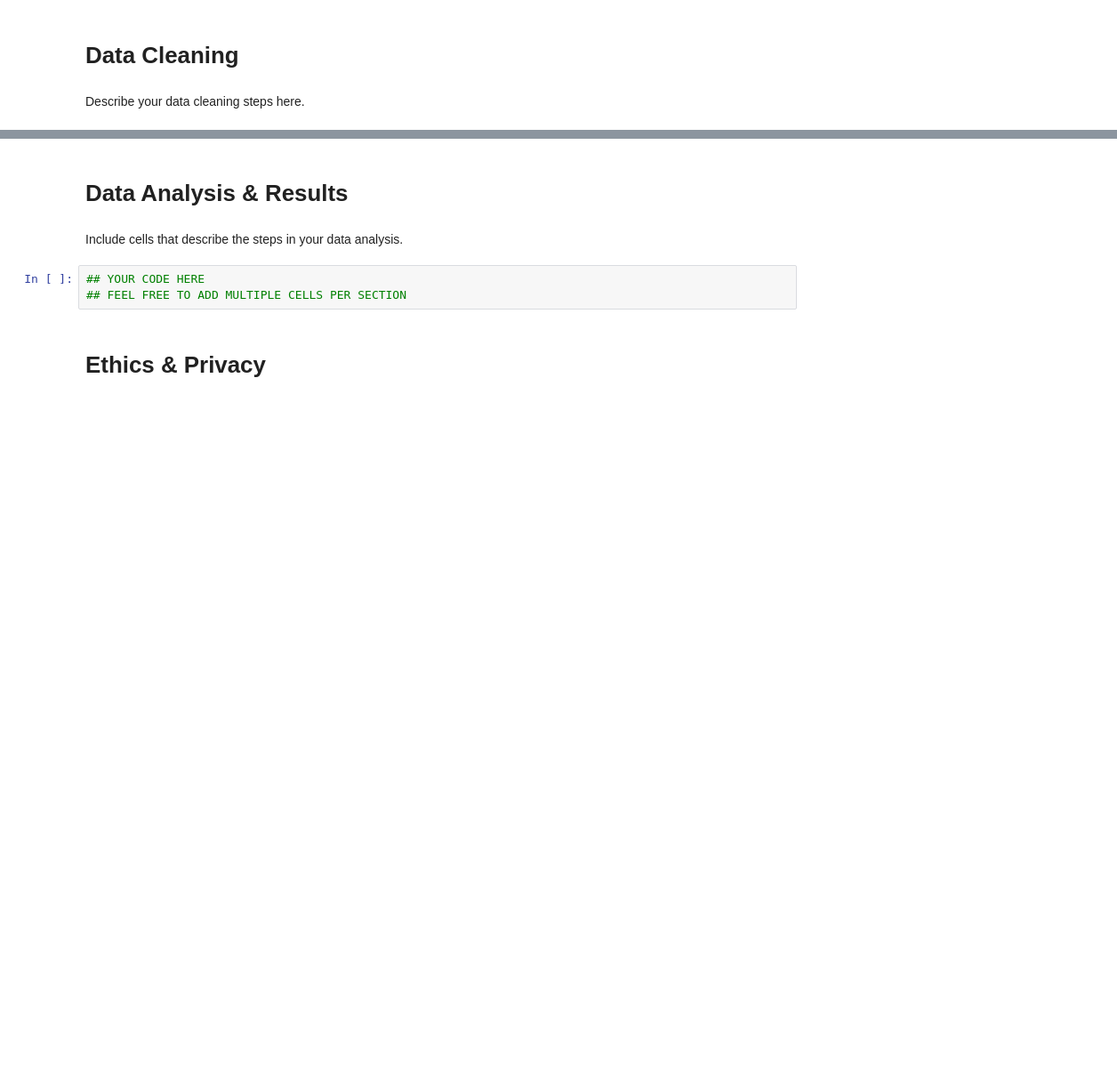
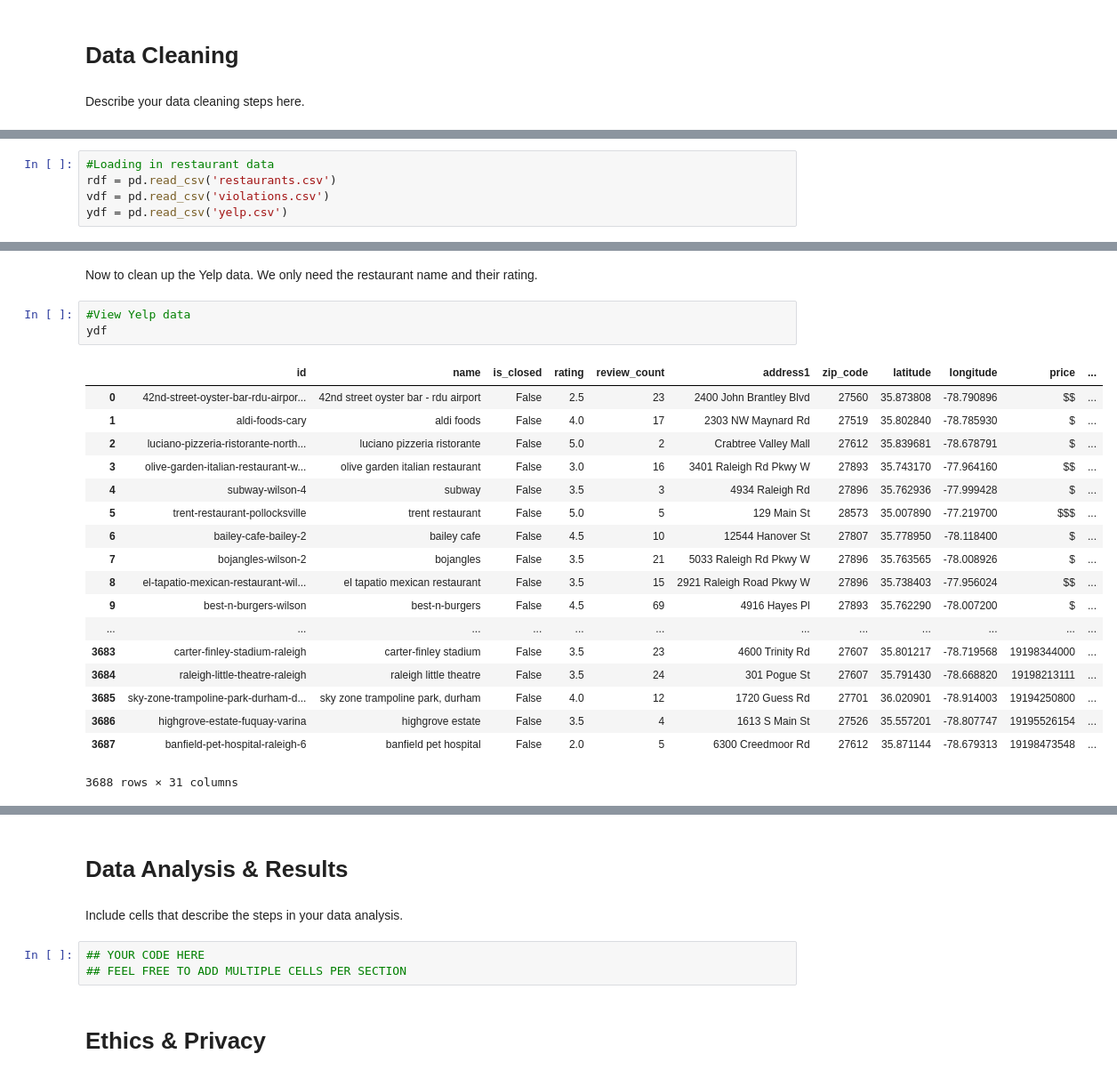
Before and after one commit to COGS108/individual_sp20, a Jupyter notebook: final_project/FinalProject_nkeodara.ipynb, the cells around one changed output, grey strips where cells are left out. Shown: that part at 89% size. Cells and saved outputs as stored; diff of their text form; blank space fills up the shorter version.

```diff
--- a/final_project/FinalProject_nkeodara.ipynb
+++ b/final_project/FinalProject_nkeodara.ipynb
@@ -51,0 +72,5 @@ Describe your data cleaning steps here.
+# %%
+#Loading in restaurant data
+rdf = pd.read_csv('restaurants.csv')
+vdf = pd.read_csv('violations.csv')
+ydf = pd.read_csv('yelp.csv')
@@ -51,0 +178,24 @@ Describe your data cleaning steps here.
+# %% [markdown]
+Now to clean up the Yelp data. We only need the restaurant name and their rating.
+# %%
+#View Yelp data
+ydf
+# %% [output]
+|  | id | name | is_closed | rating | review_count | address1 | zip_code | latitude | longitude | price | ... |
+| 0 | 42nd-street-oyster-bar-rdu-airpor... | 42nd street oyster bar - rdu airport | False | 2.5 | 23 | 2400 John Brantley Blvd | 27560 | 35.873808 | -78.790896 | $$ | ... |
+| 1 | aldi-foods-cary | aldi foods | False | 4.0 | 17 | 2303 NW Maynard Rd | 27519 | 35.802840 | -78.785930 | $ | ... |
+| 2 | luciano-pizzeria-ristorante-north... | luciano pizzeria ristorante | False | 5.0 | 2 | Crabtree Valley Mall | 27612 | 35.839681 | -78.678791 | $ | ... |
+| 3 | olive-garden-italian-restaurant-w... | olive garden italian restaurant | False | 3.0 | 16 | 3401 Raleigh Rd Pkwy W | 27893 | 35.743170 | -77.964160 | $$ | ... |
+| 4 | subway-wilson-4 | subway | False | 3.5 | 3 | 4934 Raleigh Rd | 27896 | 35.762936 | -77.999428 | $ | ... |
+| 5 | trent-restaurant-pollocksville | trent restaurant | False | 5.0 | 5 | 129 Main St | 28573 | 35.007890 | -77.219700 | $$$ | ... |
+| 6 | bailey-cafe-bailey-2 | bailey cafe | False | 4.5 | 10 | 12544 Hanover St | 27807 | 35.778950 | -78.118400 | $ | ... |
+| 7 | bojangles-wilson-2 | bojangles | False | 3.5 | 21 | 5033 Raleigh Rd Pkwy W | 27896 | 35.763565 | -78.008926 | $ | ... |
+| 8 | el-tapatio-mexican-restaurant-wil... | el tapatio mexican restaurant | False | 3.5 | 15 | 2921 Raleigh Road Pkwy W | 27896 | 35.738403 | -77.956024 | $$ | ... |
+| 9 | best-n-burgers-wilson | best-n-burgers | False | 4.5 | 69 | 4916 Hayes Pl | 27893 | 35.762290 | -78.007200 | $ | ... |
+| ... | ... | ... | ... | ... | ... | ... | ... | ... | ... | ... | ... |
+| 3683 | carter-finley-stadium-raleigh | carter-finley stadium | False | 3.5 | 23 | 4600 Trinity Rd | 27607 | 35.801217 | -78.719568 | 19198344000 | ... |
+| 3684 | raleigh-little-theatre-raleigh | raleigh little theatre | False | 3.5 | 24 | 301 Pogue St | 27607 | 35.791430 | -78.668820 | 19198213111 | ... |
+| 3685 | sky-zone-trampoline-park-durham-d... | sky zone trampoline park, durham | False | 4.0 | 12 | 1720 Guess Rd | 27701 | 36.020901 | -78.914003 | 19194250800 | ... |
+| 3686 | highgrove-estate-fuquay-varina | highgrove estate | False | 3.5 | 4 | 1613 S Main St | 27526 | 35.557201 | -78.807747 | 19195526154 | ... |
+| 3687 | banfield-pet-hospital-raleigh-6 | banfield pet hospital | False | 2.0 | 5 | 6300 Creedmoor Rd | 27612 | 35.871144 | -78.679313 | 19198473548 | ... |
+3688 rows × 31 columns
```
Also changed, not shown: parts of 23 cells of this notebook.
